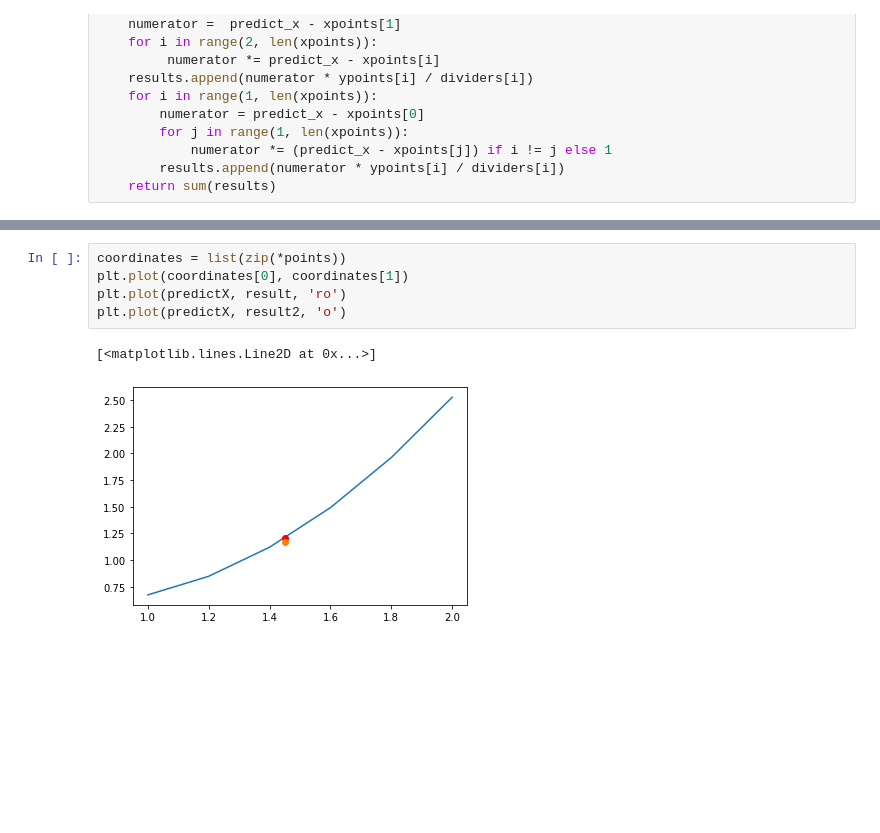
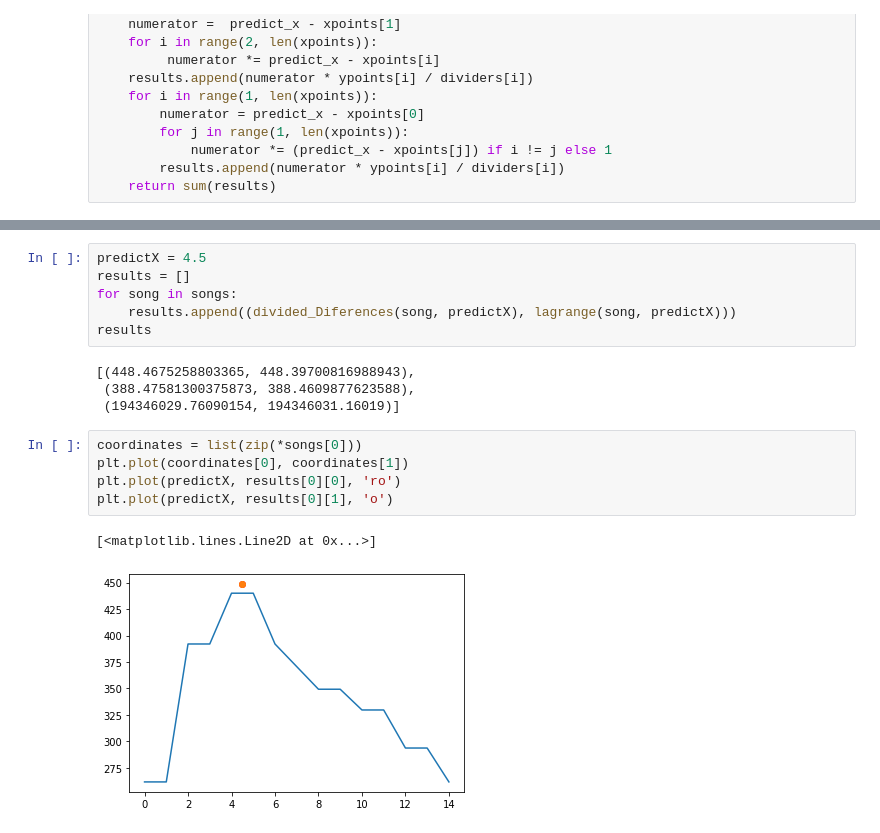
Before and after one commit to numpyers/HarmoNice, a Jupyter notebook: Interpolation.ipynb, the cells around one changed output, grey strips where cells are left out. Drawn from its saved outputs; the diff is of its cells as text; blank space fills up the shorter version.

Commit message:
graphics for predictions created

```diff
--- a/Interpolation.ipynb
+++ b/Interpolation.ipynb
@@ -52,8 +56,18 @@ result - result2
+# %%
+predictX = 4.5
+results = []
+for song in songs:
+    results.append((divided_Diferences(song, predictX), lagrange(song, predictX)))
+results
+# %% [output]
+[(448.4675258803365, 448.39700816988943),
+ (388.47581300375873, 388.4609877623588),
+ (194346029.76090154, 194346031.16019)]
 # %%
-coordinates = list(zip(*points))
+coordinates = list(zip(*songs[0]))
 plt.plot(coordinates[0], coordinates[1])
-plt.plot(predictX, result, 'ro')
-plt.plot(predictX, result2, 'o')
+plt.plot(predictX, results[0][0], 'ro')
+plt.plot(predictX, results[0][1], 'o')
 # %% [output]
 [<matplotlib.lines.Line2D at 0x...>]
-[figure, old version]
+[figure, new version]
```
Also changed, not shown: parts of 5 cells of this notebook, 1 other file.
